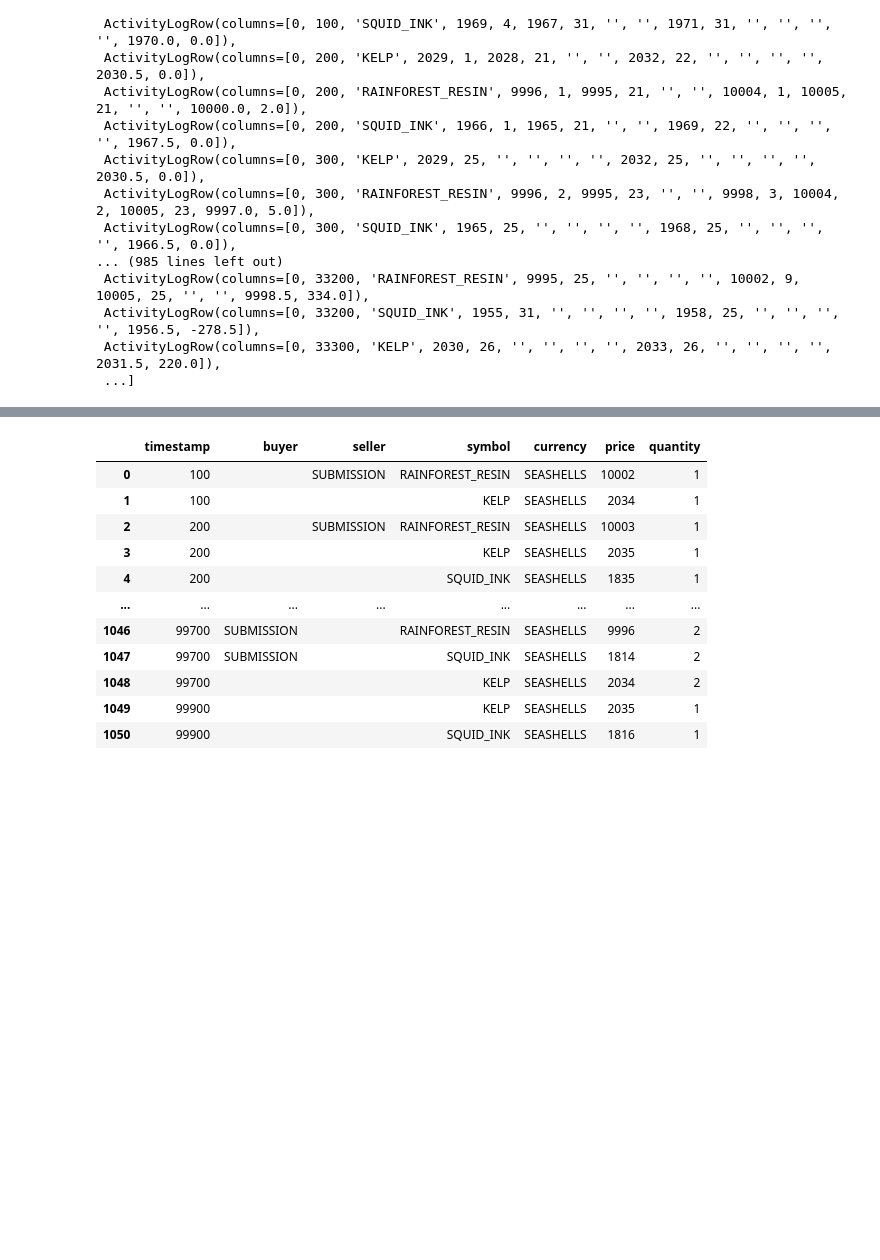
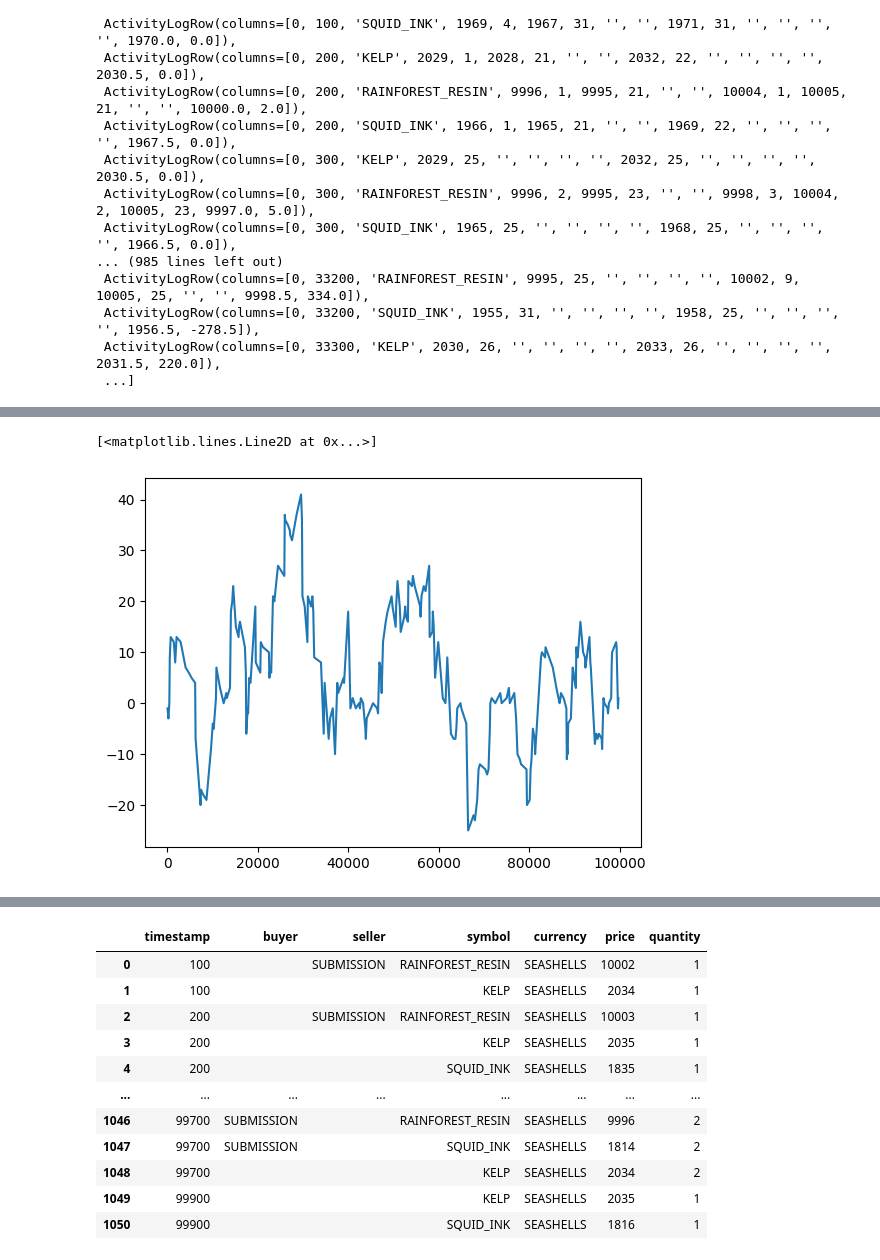
Before and after one commit to kinshu0/prosperity-3, a Jupyter notebook: round1/backtests.ipynb, the cells around one changed output, grey strips where cells are left out. Saved outputs shown, nothing was run; the diff lists cells and outputs as text; code cells hidden in the pictures; blank space fills up the shorter version.

```diff
--- a/round1/backtests.ipynb
+++ b/round1/backtests.ipynb
@@ -62,0 +105,5 @@ kelp = market[market['product'] == 'KELP']
+# %%
+plt.plot(inktvol.groupby('timestamp')['quantity'].sum().sort_index().cumsum())
+# %% [output]
+[<matplotlib.lines.Line2D at 0x...>]
+[figure, added]
```
Also changed, not shown: parts of 13 cells of this notebook, 15 other files.
